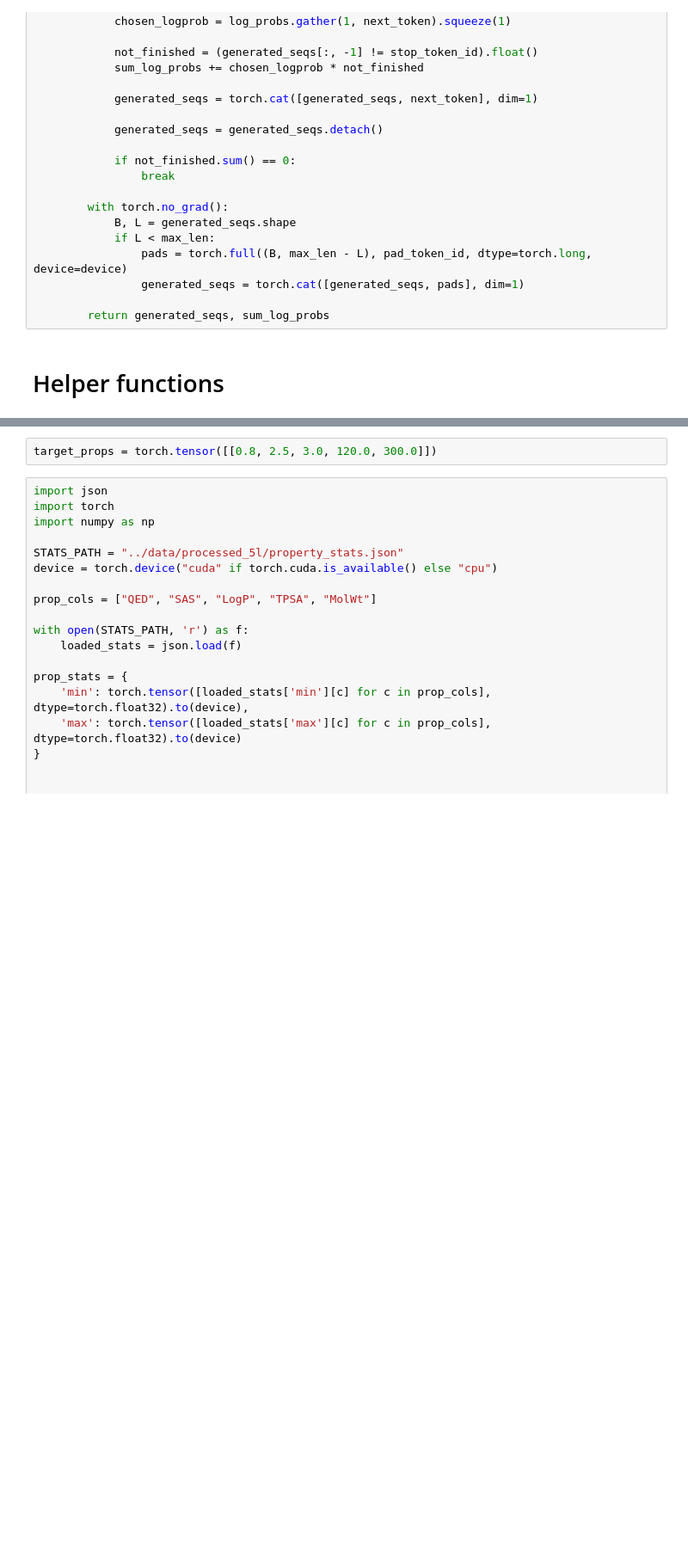
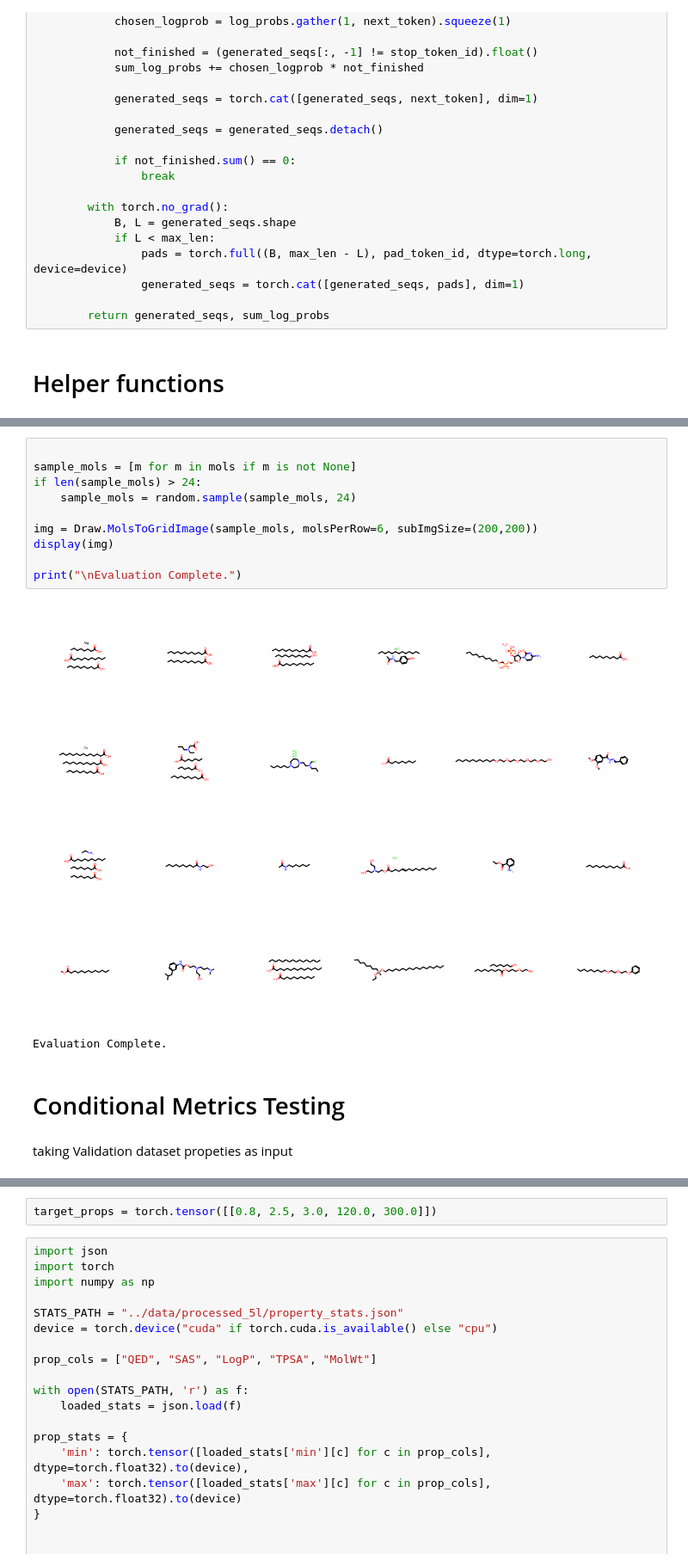
Before and after one commit to dhanushpachabhatla/conditional-molecule-generation-using-Transformer-GAN-with-RL, a Jupyter notebook: notebooks/07_sampling_evaluation.ipynb, the cells around one changed output, grey strips where cells are left out. Shown at 86% size. Drawn from its saved outputs; the diff is of its cells as text; blank space fills up the shorter version.

```diff
--- a/notebooks/07_sampling_evaluation.ipynb
+++ b/notebooks/07_sampling_evaluation.ipynb
@@ -209,3 +307,20 @@ Loaded 278937 training SMILES for novelty comparison.
+# %%
+
+sample_mols = [m for m in mols if m is not None]
+if len(sample_mols) > 24:
+    sample_mols = random.sample(sample_mols, 24)
+
+img = Draw.MolsToGridImage(sample_mols, molsPerRow=6, subImgSize=(200,200))
+display(img)
+
+print("\nEvaluation Complete.")
+# %% [output]
+[figure, added]
+Evaluation Complete.
+# %% [markdown]
+# Conditional Metrics Testing
+# %% [markdown]
+taking Validation dataset propeties as input
 # %%
 # SAMPLE MOLECULES
 
```
Also changed, not shown: parts of 31 cells of this notebook.
